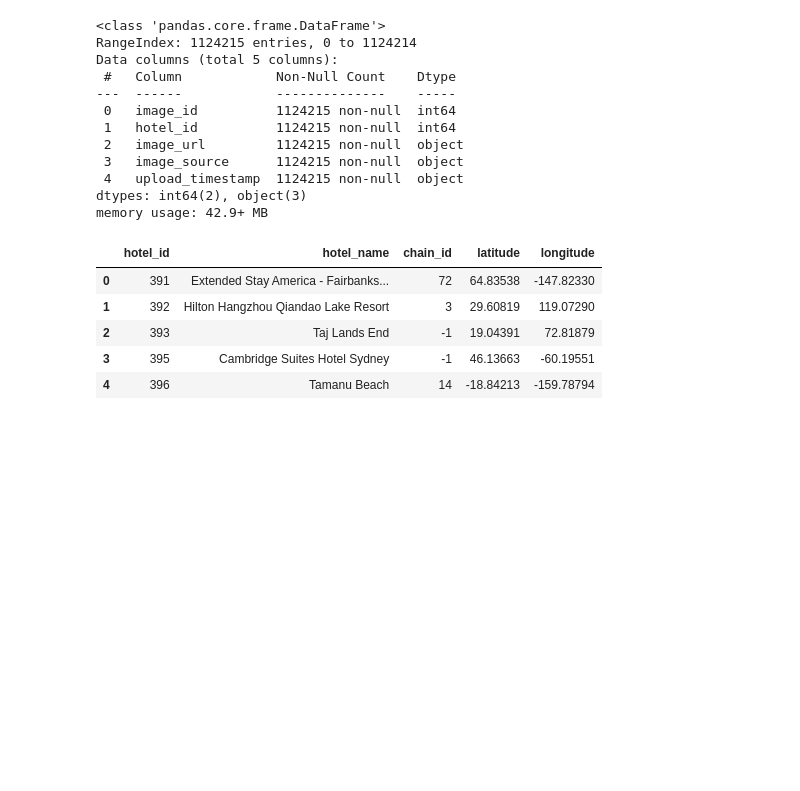
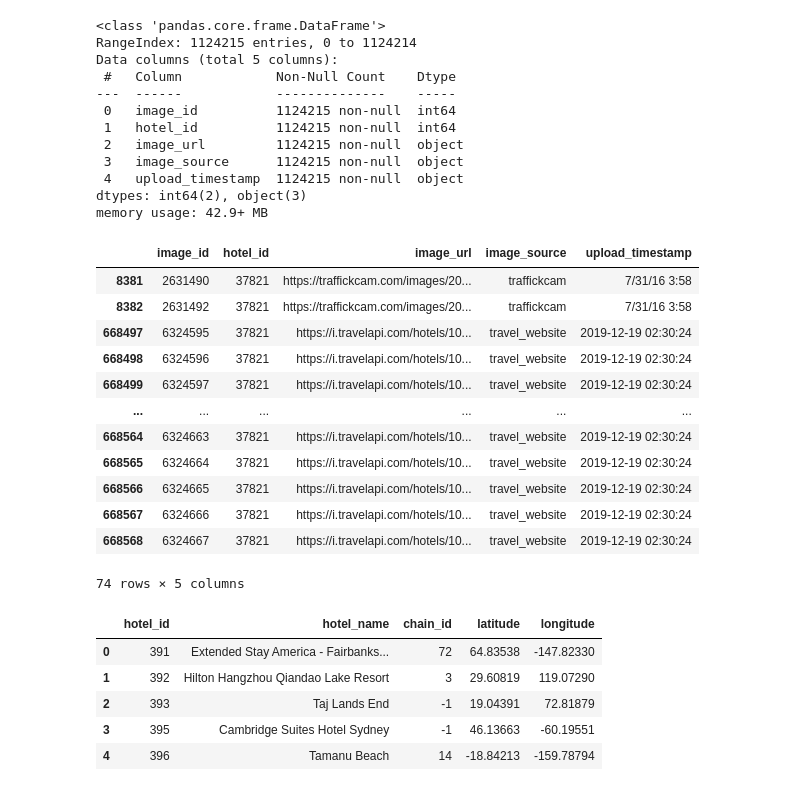
Before and after one commit to nguyenlaura/Preventing_Sex_Trafficking_in_Hotels, a Jupyter notebook: hotels_code.ipynb, the cells around one changed output. Saved outputs shown, nothing was run; the diff lists cells and outputs as text; code cells hidden in the pictures; blank space fills up the shorter version.

```diff
--- a/hotels_code.ipynb
+++ b/hotels_code.ipynb
@@ -30,6 +43,22 @@ Data columns (total 5 columns):
  4   upload_timestamp  1124215 non-null  object
 dtypes: int64(2), object(3)
 memory usage: 42.9+ MB
+# %%
+train_df[train_df['hotel_id']==37821]
+# %% [output]
+|  | image_id | hotel_id | image_url | image_source | upload_timestamp |
+| 8381 | 2631490 | 37821 | https://traffickcam.com/images/20... | traffickcam | 7/31/16 3:58 |
+| 8382 | 2631492 | 37821 | https://traffickcam.com/images/20... | traffickcam | 7/31/16 3:58 |
+| 668497 | 6324595 | 37821 | https://i.travelapi.com/hotels/10... | travel_website | 2019-12-19 02:30:24 |
+| 668498 | 6324596 | 37821 | https://i.travelapi.com/hotels/10... | travel_website | 2019-12-19 02:30:24 |
+| 668499 | 6324597 | 37821 | https://i.travelapi.com/hotels/10... | travel_website | 2019-12-19 02:30:24 |
+| ... | ... | ... | ... | ... | ... |
+| 668564 | 6324663 | 37821 | https://i.travelapi.com/hotels/10... | travel_website | 2019-12-19 02:30:24 |
+| 668565 | 6324664 | 37821 | https://i.travelapi.com/hotels/10... | travel_website | 2019-12-19 02:30:24 |
+| 668566 | 6324665 | 37821 | https://i.travelapi.com/hotels/10... | travel_website | 2019-12-19 02:30:24 |
+| 668567 | 6324666 | 37821 | https://i.travelapi.com/hotels/10... | travel_website | 2019-12-19 02:30:24 |
+| 668568 | 6324667 | 37821 | https://i.travelapi.com/hotels/10... | travel_website | 2019-12-19 02:30:24 |
+74 rows × 5 columns
 # %%
 hotel_df = pd.read_csv('input/dataset/hotel_info.csv')
 # %%
```
Also changed, not shown: parts of 62 cells of this notebook, 13 other files.
